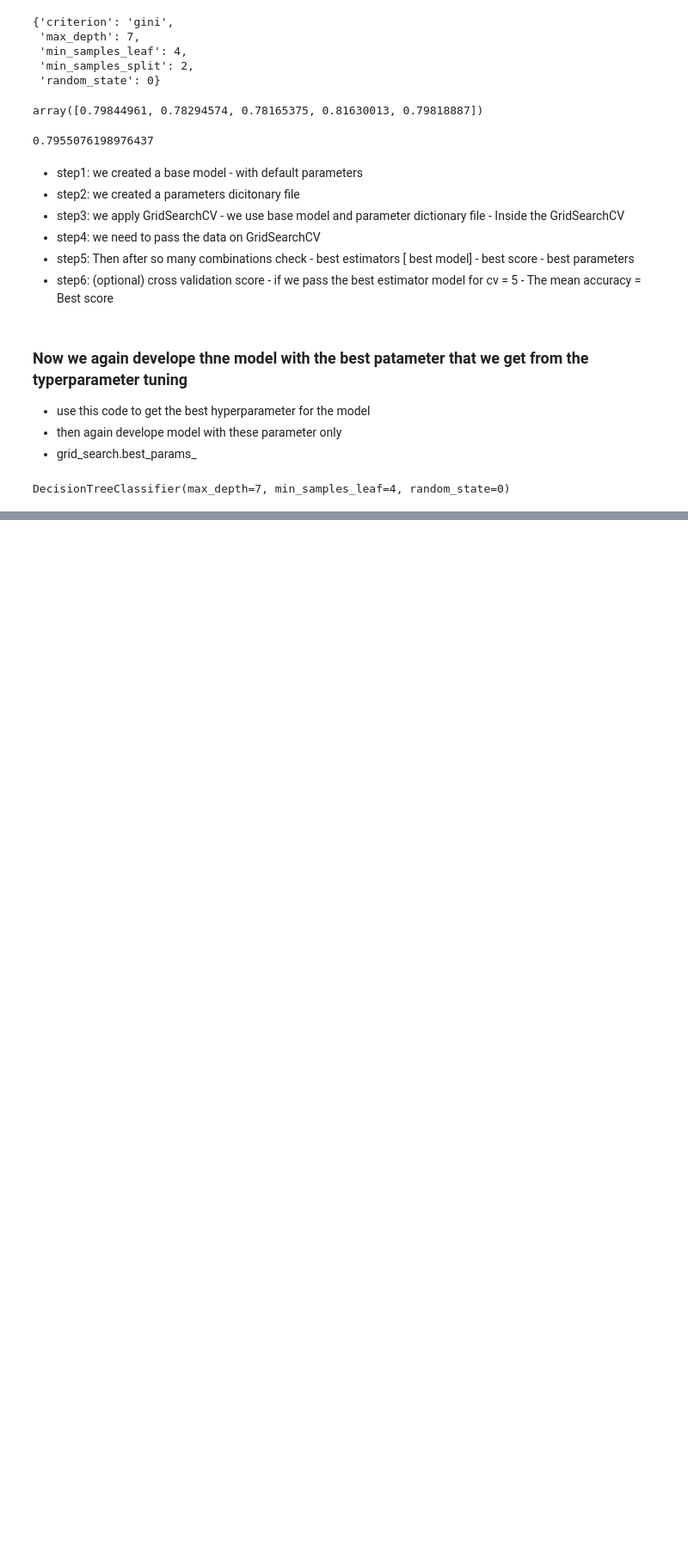
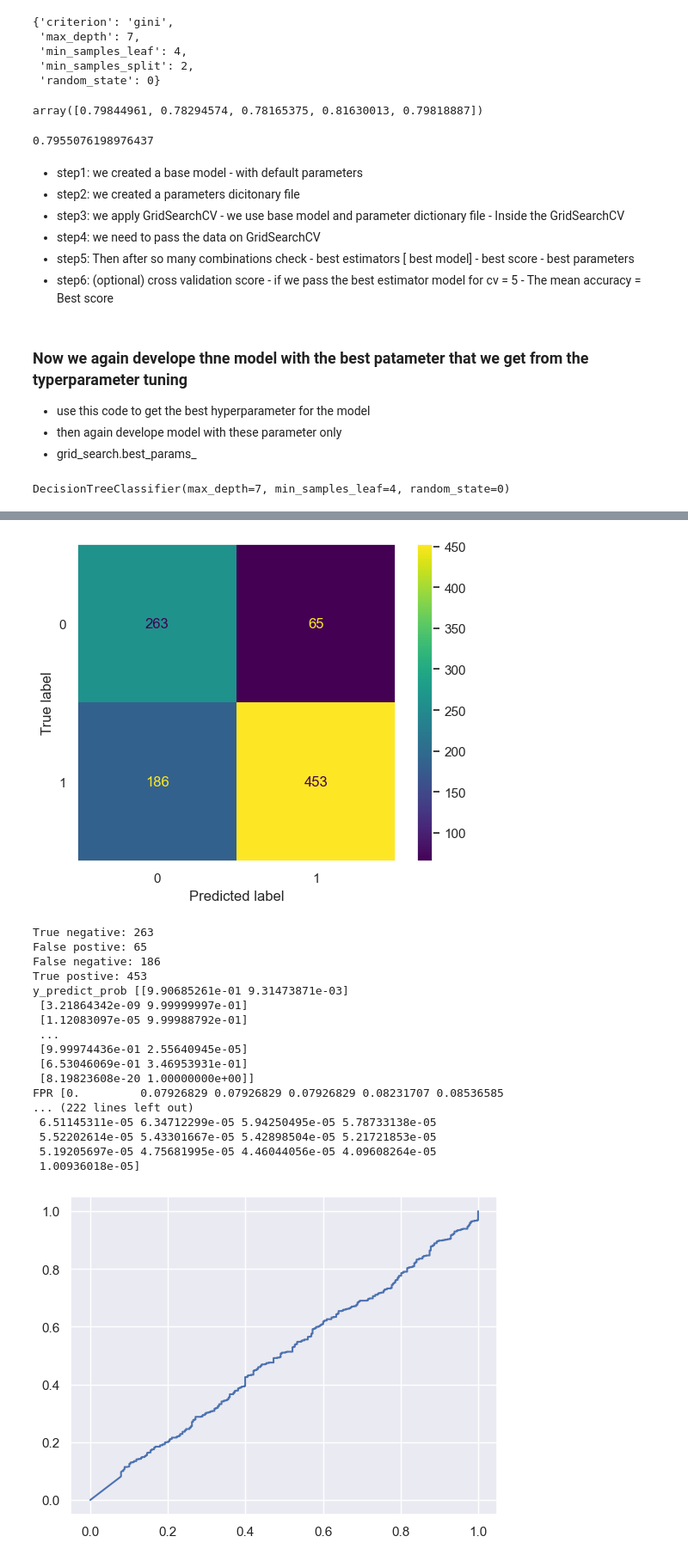
Before and after one commit to Sahilkhan-34/Machine-Learning, a Jupyter notebook: Classification/Telecom_Customer_Churn/TelecomCustomerChurn_Model_developement.ipynb, the cells around one changed output, grey strips where cells are left out. Shown at 86% size. Cells and saved outputs as stored; diff of their text form; code cells hidden in the pictures; blank space fills up the shorter version.

```diff
--- a/Classification/Telecom_Customer_Churn/TelecomCustomerChurn_Model_developement.ipynb
+++ b/Classification/Telecom_Customer_Churn/TelecomCustomerChurn_Model_developement.ipynb
@@ -1029,0 +1157,13 @@ FPR [0.         0.21515152 0.23939394 0.33333333 0.36363636 0.37878788
+# %%
+
+y_pred = NB.predict(x_test)
+
+acc_dt= accuracy_score(y_test,y_pred)*100
+pre_dt= precision_score(y_test,y_pred)
+rec_dt= recall_score(y_test,y_pred)
+f1_dt= f1_score(y_test,y_pred)
+
+print("accuracy is",acc_dt)
+print("prescision is",pre_dt)
+print("recall is",rec_dt)
+print("f1 score is",f1_dt)
@@ -1029,0 +1175,46 @@ FPR [0.         0.21515152 0.23939394 0.33333333 0.36363636 0.37878788
+# %%
+cmt=confusion_matrix(y_test,y_pred)
+dist = ConfusionMatrixDisplay(cmt) #display_labels=[False,True])
+dist.plot()
+plt.grid(False)
+plt.show()
+
+tn, fp, fn, tp = confusion_matrix(y_test,y_pred).ravel()
+print("True negative:",tn)
+print("False postive:",fp)
+print("False negative:",fn)
+print("True postive:",tp)
+
+####################################################################################
+
+y_predict_prob = NB.predict_proba(X_test)
+print('y_predict_prob', y_predict_prob)
+
+#####################################################################################3
+
+fpr, tpr, thershold1 = roc_curve(y_test,y_predict_prob[:,1])
+print('FPR',fpr)
+print('TPR',tpr)
+print('thersholds',thershold1)
+plt.plot(fpr,tpr)
+plt.show()
+# %% [output]
+[figure, added]
+True negative: 263
+False postive: 65
+False negative: 186
+True postive: 453
+y_predict_prob [[9.90685261e-01 9.31473871e-03]
+ [3.21864342e-09 9.99999997e-01]
+ [1.12083097e-05 9.99988792e-01]
+ ...
+ [9.99974436e-01 2.55640945e-05]
+ [6.53046069e-01 3.46953931e-01]
+ [8.19823608e-20 1.00000000e+00]]
+FPR [0.         0.07926829 0.07926829 0.07926829 0.08231707 0.08536585
+... (222 lines left out)
+ 6.51145311e-05 6.34712299e-05 5.94250495e-05 5.78733138e-05
+ 5.52202614e-05 5.43301667e-05 5.42898504e-05 5.21721853e-05
+ 5.19205697e-05 4.75681995e-05 4.46044056e-05 4.09608264e-05
+ 1.00936018e-05]
+[figure, added]
```
Also changed, not shown: parts of 33 cells of this notebook.
